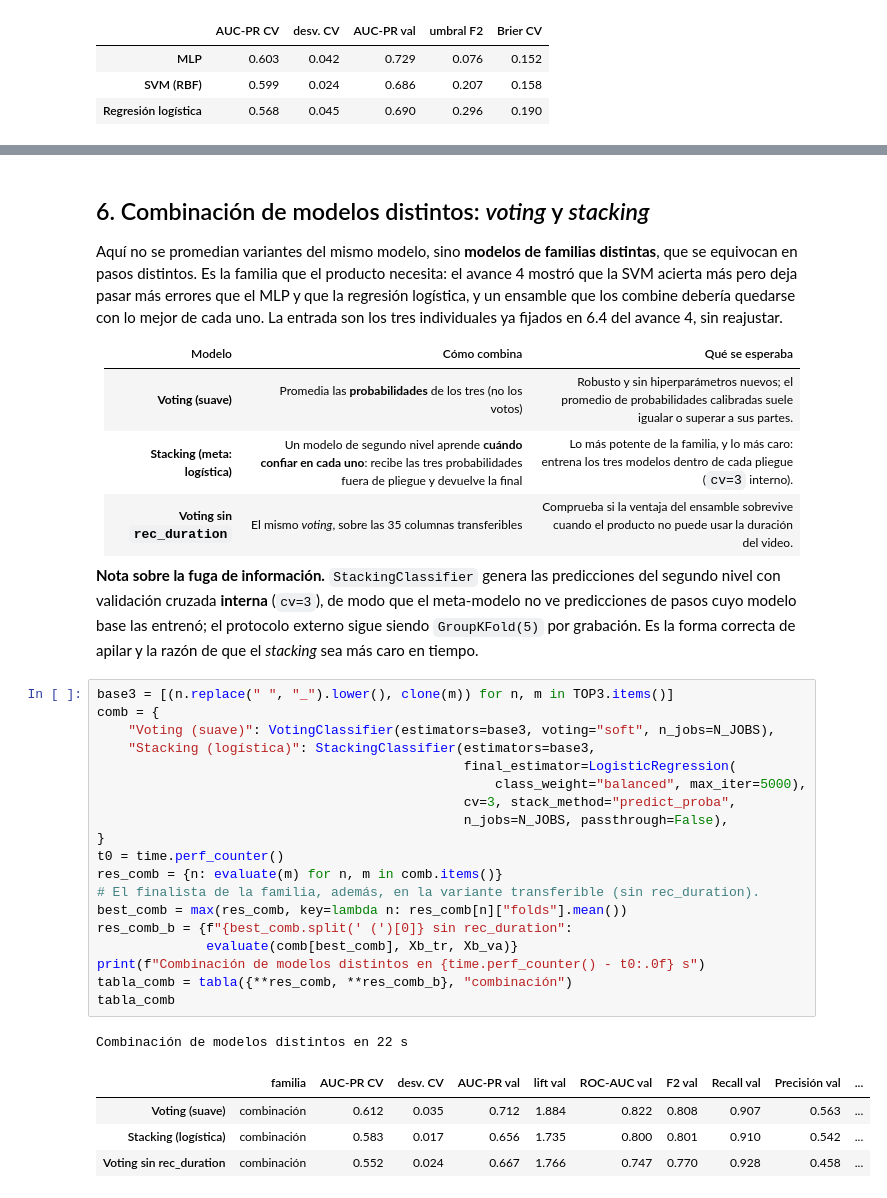
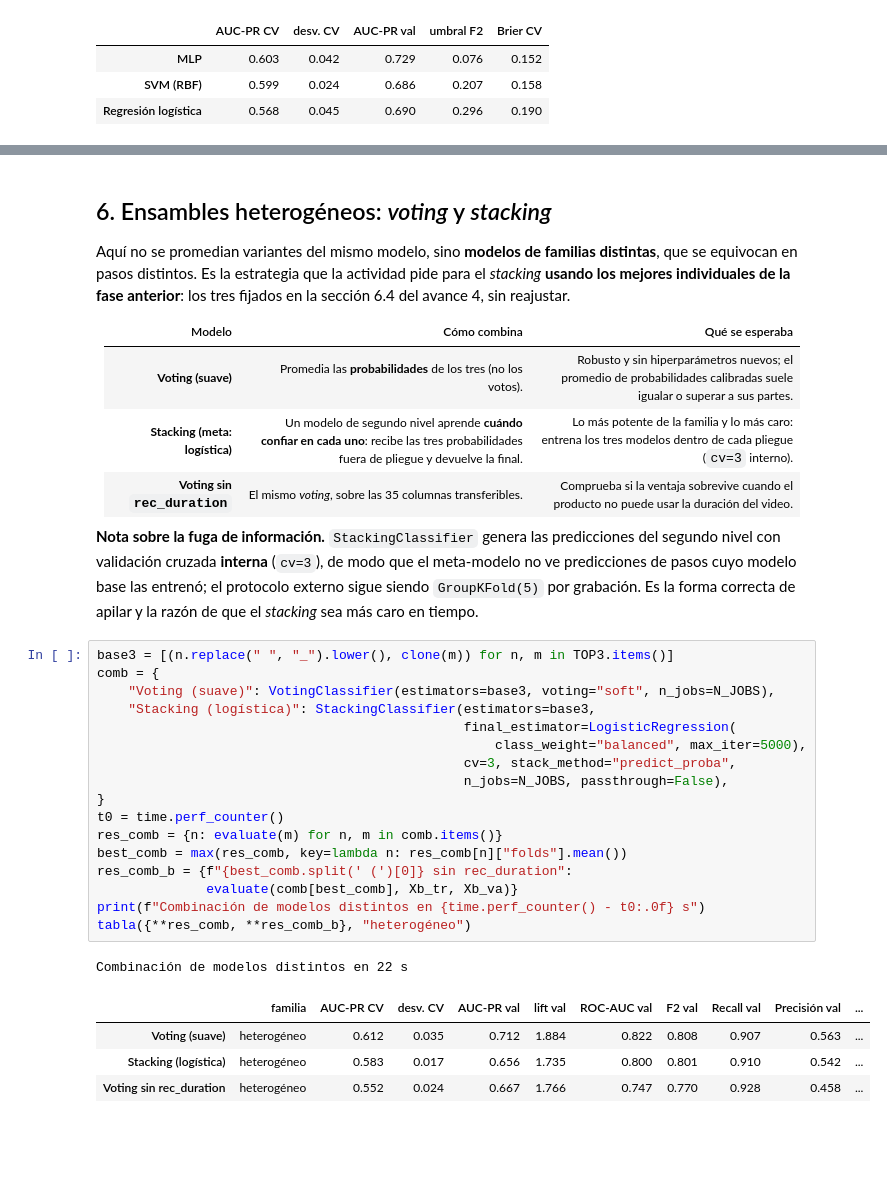
Before and after one commit to Emm-anuel/video-to-sop-copilot, a Jupyter notebook: docs/entregables/Semana 7/Avance5.51.ipynb, the cells around one changed output, grey strips where cells are left out. Drawn from its saved outputs; the diff is of its cells as text; blank space fills up the shorter version.

```diff
--- a/docs/entregables/Semana 7/Avance5.51.ipynb
+++ b/docs/entregables/Semana 7/Avance5.51.ipynb
@@ -357,40 +367,38 @@ tabla_boost
 # %% [markdown]
-## 6. Combinación de modelos distintos: *voting* y *stacking*
+## 6. Ensambles heterogéneos: *voting* y *stacking*
 
-Aquí no se promedian variantes del mismo modelo, sino **modelos de familias distintas**, que se equivocan en pasos distintos. Es la familia que el producto necesita: el avance 4 mostró que la SVM acierta más pero deja pasar más errores que el MLP y que la regresión logística, y un ensamble que los combine debería quedarse con lo mejor de cada uno. La entrada son los tres individuales ya fijados en 6.4 del avance 4, sin reajustar.
+Aquí no se promedian variantes del mismo modelo, sino **modelos de familias distintas**, que se equivocan en pasos distintos. Es la estrategia que la actividad pide para el *stacking* **usando los mejores individuales de la fase anterior**: los tres fijados en la sección 6.4 del avance 4, sin reajustar.
 
 | Modelo | Cómo combina | Qué se esperaba |
 |---|---|---|
-| **Voting (suave)** | Promedia las **probabilidades** de los tres (no los votos) | Robusto y sin hiperparámetros nuevos; el promedio de probabilidades calibradas suele igualar o superar a sus partes. |
-| **Stacking (meta: logística)** | Un modelo de segundo nivel aprende **cuándo confiar en cada uno**: recibe las tres probabilidades fuera de pliegue y devuelve la final | Lo más potente de la familia, y lo más caro: entrena los tres modelos dentro de cada pliegue (`cv=3` interno). |
-| **Voting sin `rec_duration`** | El mismo *voting*, sobre las 35 columnas transferibles | Comprueba si la ventaja del ensamble sobrevive cuando el producto no puede usar la duración del video. |
+| **Voting (suave)** | Promedia las **probabilidades** de los tres (no los votos). | Robusto y sin hiperparámetros nuevos; el promedio de probabilidades calibradas suele igualar o superar a sus partes. |
+| **Stacking (meta: logística)** | Un modelo de segundo nivel aprende **cuándo confiar en cada uno**: recibe las tres probabilidades fuera de pliegue y devuelve la final. | Lo más potente de la familia y lo más caro: entrena los tres modelos dentro de cada pliegue (`cv=3` interno). |
+| **Voting sin `rec_duration`** | El mismo *voting*, sobre las 35 columnas transferibles. | Comprueba si la ventaja sobrevive cuando el producto no puede usar la duración del video. |
 
 **Nota sobre la fuga de información.** `StackingClassifier` genera las predicciones del segundo nivel con validación cruzada **interna** (`cv=3`), de modo que el meta-modelo no ve predicciones de pasos cuyo modelo base las entrenó; el protocolo externo sigue siendo `GroupKFold(5)` por grabación. Es la forma correcta de apilar y la razón de que el *stacking* sea más caro en tiempo.
 # %%
 base3 = [(n.replace(" ", "_").lower(), clone(m)) for n, m in TOP3.items()]
 comb = {
     "Voting (suave)": VotingClassifier(estimators=base3, voting="soft", n_jobs=N_JOBS),
     "Stacking (logística)": StackingClassifier(estimators=base3,
                                                final_estimator=LogisticRegression(
                                                    class_weight="balanced", max_iter=5000),
                                                cv=3, stack_method="predict_proba",
                                                n_jobs=N_JOBS, passthrough=False),
 }
 t0 = time.perf_counter()
 res_comb = {n: evaluate(m) for n, m in comb.items()}
-# El finalista de la familia, además, en la variante transferible (sin rec_duration).
 best_comb = max(res_comb, key=lambda n: res_comb[n]["folds"].mean())
 res_comb_b = {f"{best_comb.split(' (')[0]} sin rec_duration":
               evaluate(comb[best_comb], Xb_tr, Xb_va)}
 print(f"Combinación de modelos distintos en {time.perf_counter() - t0:.0f} s")
-tabla_comb = tabla({**res_comb, **res_comb_b}, "combinación")
-tabla_comb
+tabla({**res_comb, **res_comb_b}, "heterogéneo")
 # %% [output]
 Combinación de modelos distintos en 22 s
 |  | familia | AUC-PR CV | desv. CV | AUC-PR val | lift val | ROC-AUC val | F2 val | Recall val | Precisión val | ... |
-| Voting (suave) | combinación | 0.612 | 0.035 | 0.712 | 1.884 | 0.822 | 0.808 | 0.907 | 0.563 | ... |
-| Stacking (logística) | combinación | 0.583 | 0.017 | 0.656 | 1.735 | 0.800 | 0.801 | 0.910 | 0.542 | ... |
-| Voting sin rec_duration | combinación | 0.552 | 0.024 | 0.667 | 1.766 | 0.747 | 0.770 | 0.928 | 0.458 | ... |
+| Voting (suave) | heterogéneo | 0.612 | 0.035 | 0.712 | 1.884 | 0.822 | 0.808 | 0.907 | 0.563 | ... |
+| Stacking (logística) | heterogéneo | 0.583 | 0.017 | 0.656 | 1.735 | 0.800 | 0.801 | 0.910 | 0.542 | ... |
+| Voting sin rec_duration | heterogéneo | 0.552 | 0.024 | 0.667 | 1.766 | 0.747 | 0.770 | 0.928 | 0.458 | ... |
 # %% [markdown]
 **Interpretación**
 
```
Also changed, not shown: parts of 67 cells of this notebook.
